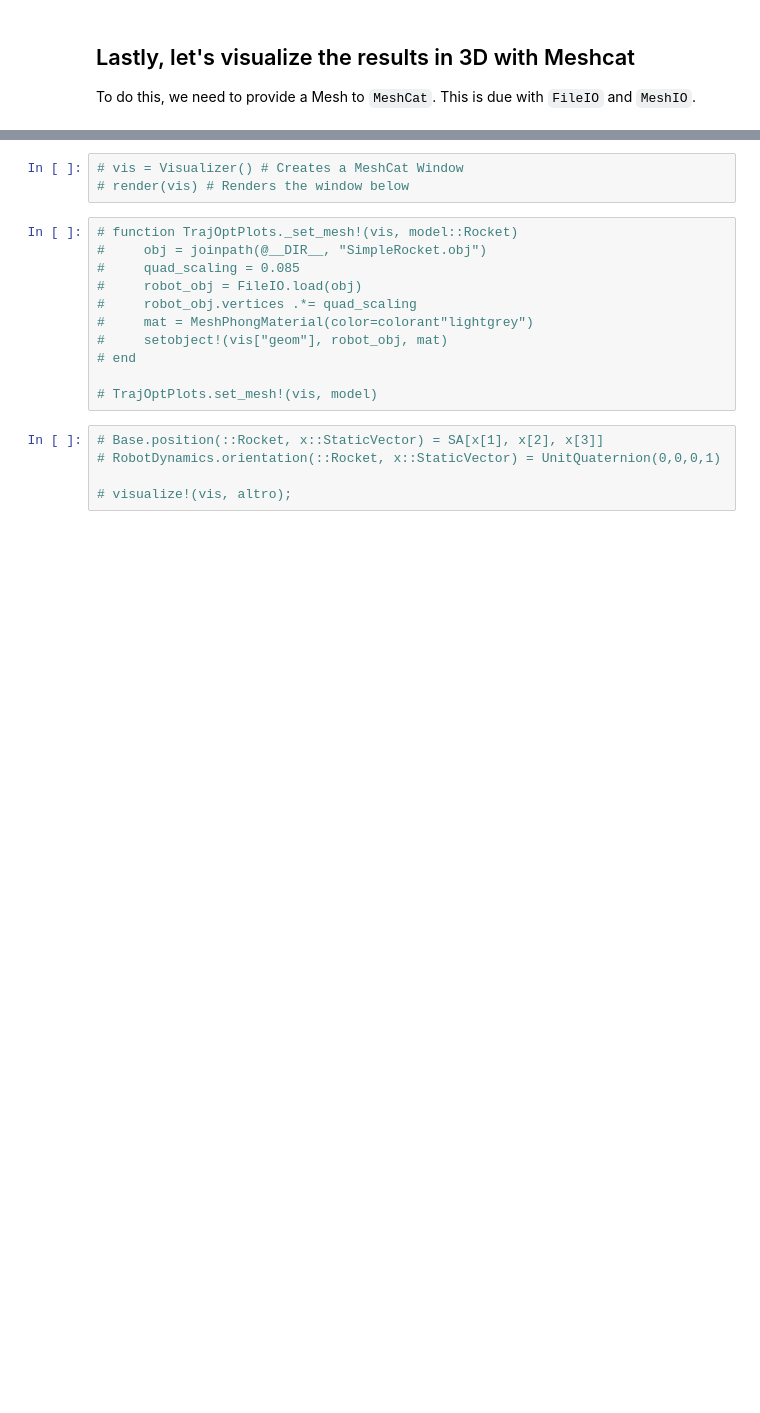
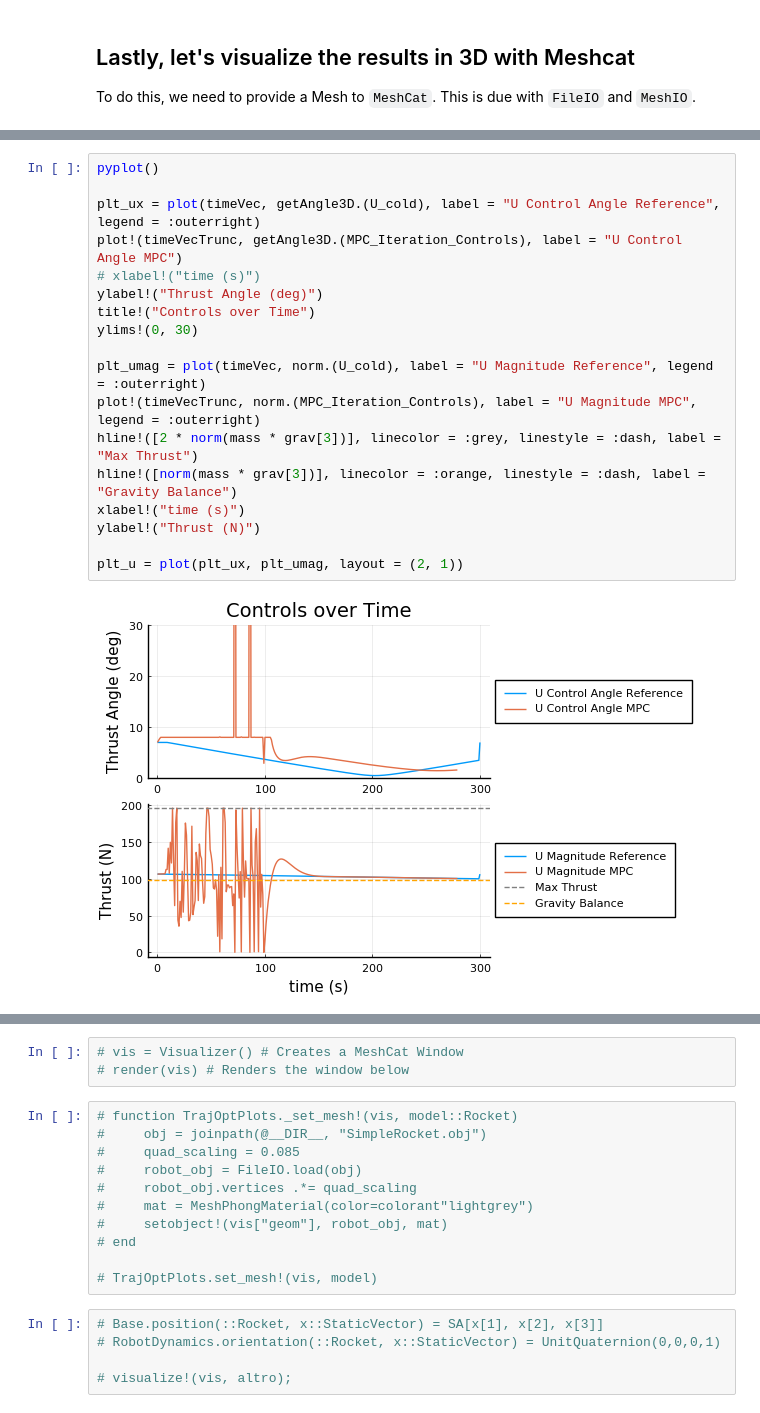
Before and after one commit to RoboticExplorationLab/altro-mpc-icra2021, a Jupyter notebook: benchmarks/rocket_landing/RocketLandingMPC-SOCP.ipynb, the cells around one changed output, grey strips where cells are left out. Cells and saved outputs as stored; diff of their text form; blank space fills up the shorter version.

```diff
--- a/benchmarks/rocket_landing/RocketLandingMPC-SOCP.ipynb
+++ b/benchmarks/rocket_landing/RocketLandingMPC-SOCP.ipynb
@@ -654,0 +706,20 @@ To do this, we need to provide a Mesh to <code>MeshCat</code>. This is due with
+# %%
+pyplot()
+
+plt_ux = plot(timeVec, getAngle3D.(U_cold), label = "U Control Angle Reference", legend = :outerright)
+plot!(timeVecTrunc, getAngle3D.(MPC_Iteration_Controls), label = "U Control Angle MPC")
+# xlabel!("time (s)")
+ylabel!("Thrust Angle (deg)")
+title!("Controls over Time")
+ylims!(0, 30)
+
+plt_umag = plot(timeVec, norm.(U_cold), label = "U Magnitude Reference", legend = :outerright)
+plot!(timeVecTrunc, norm.(MPC_Iteration_Controls), label = "U Magnitude MPC", legend = :outerright)
+hline!([2 * norm(mass * grav[3])], linecolor = :grey, linestyle = :dash, label = "Max Thrust")
+hline!([norm(mass * grav[3])], linecolor = :orange, linestyle = :dash, label = "Gravity Balance")
+xlabel!("time (s)")
+ylabel!("Thrust (N)")
+
+plt_u = plot(plt_ux, plt_umag, layout = (2, 1))
+# %% [output]
+[figure, added]
```
Also changed, not shown: parts of 27 cells of this notebook, 1 other file.
